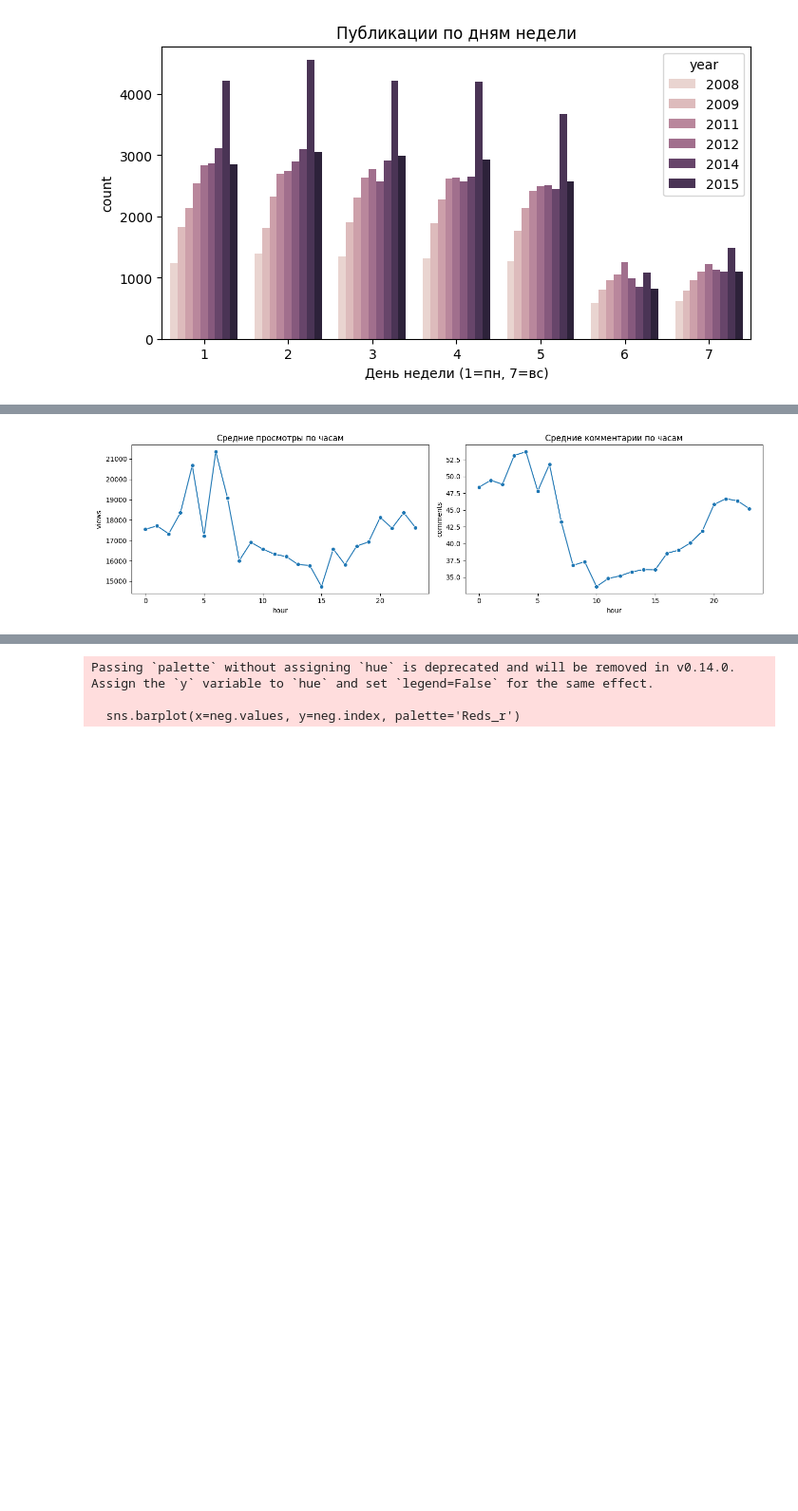
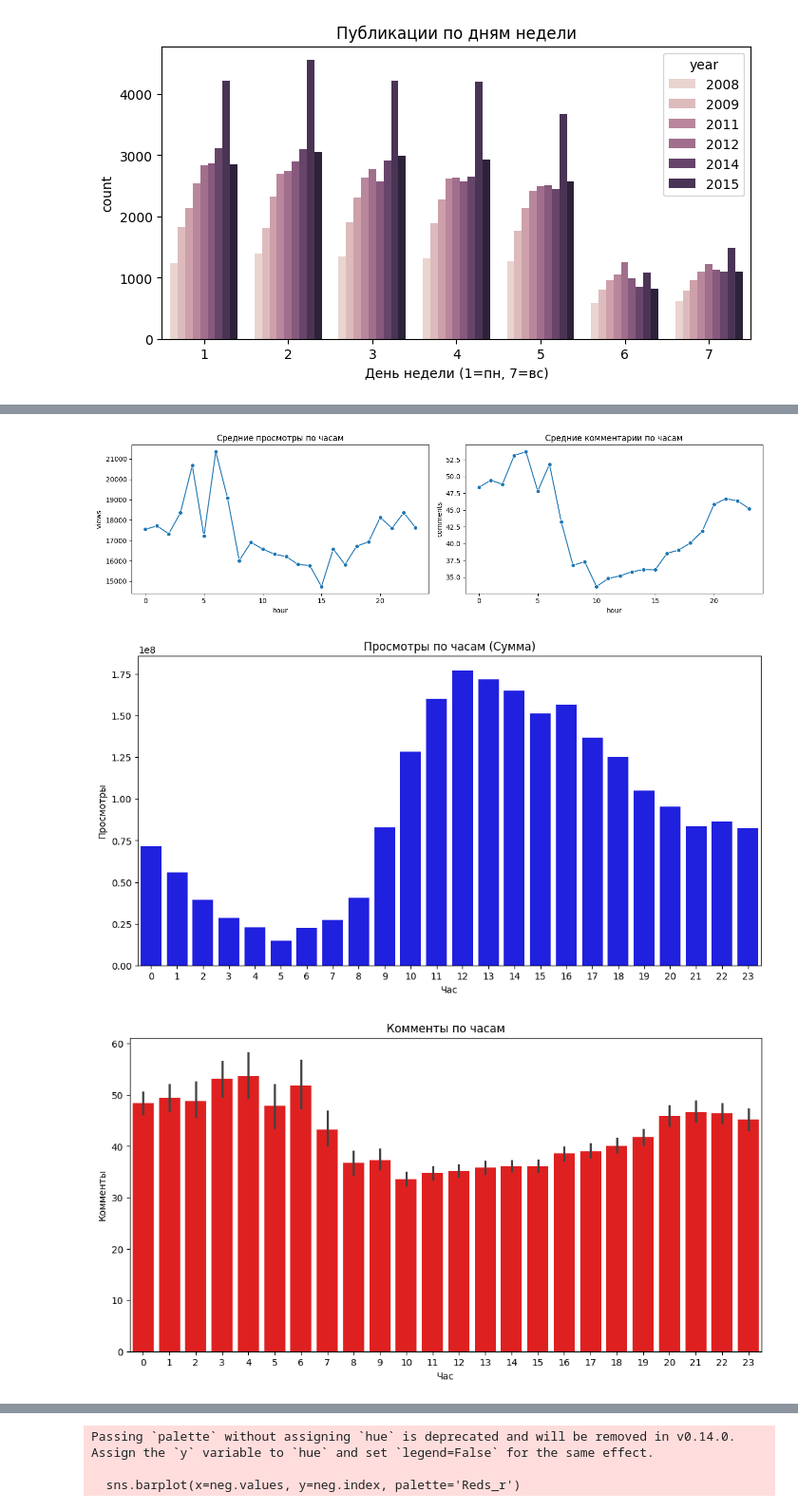
Before and after one commit to WonderSi/iml-python-semestr5, a Jupyter notebook: lab4_part2.ipynb, the cells around one changed output, grey strips where cells are left out. Shown at 95% size. Saved outputs shown, nothing was run; the diff lists cells and outputs as text; code cells hidden in the pictures; blank space fills up the shorter version.

```diff
--- a/lab4_part2.ipynb
+++ b/lab4_part2.ipynb
@@ -104,25 +142,46 @@ plt.show()
 # %%
+df['views'] = pd.to_numeric(df['views'], errors='coerce')
+df['comments'] = pd.to_numeric(df['comments'], errors='coerce')
+
 df['part_of_day'] = pd.cut(df['hour'],
-                           bins=[0,6,12,18,24],
-                           labels=['night','morning','day','evening'],
+                           bins=[0, 6, 12, 18, 24],
+                           labels=['night', 'morning', 'day', 'evening'],
                            include_lowest=True)
 
-df['views'] = pd.to_numeric(df['views'],    errors='coerce')
-df['comments'] = pd.to_numeric(df['comments'], errors='coerce')
+# Среденее по просмотрам и комментариям
+hourly = df.groupby('hour')[['views', 'comments']].mean().reset_index()
 
-hourly = df.groupby('hour')[['views','comments']].mean().reset_index()
+plt.figure(figsize=(14, 4))
 
-plt.figure(figsize=(14,4))
-
-plt.subplot(1,2,1)
+plt.subplot(1, 2, 1)
 sb.lineplot(x='hour', y='views', data=hourly, marker='o')
 plt.title('Средние просмотры по часам')
 
-plt.subplot(1,2,2)
+plt.subplot(1, 2, 2)
 sb.lineplot(x='hour', y='comments', data=hourly, marker='o')
 plt.title('Средние комментарии по часам')
 
 plt.tight_layout()
 plt.show()
+
+# Просмотры
+hourly_views = df.groupby('hour')['views'].sum().reset_index()
+
+plt.figure(figsize=(12, 6))
+sb.barplot(data=hourly_views, x='hour', y='views', color='blue')
+plt.title("Просмотры по часам (Сумма)")
+plt.xlabel("Час")
+plt.ylabel("Просмотры")
+plt.show()
+
+# Комментарии
+plt.figure(figsize=(12, 6))
+sb.barplot(data=df, x='hour', y='comments', color='red')
+plt.title('Комменты по часам')
+plt.xlabel('Час')
+plt.ylabel('Комменты')
+plt.show()
 # %% [output]
 [figure]
+[figure, added]
+[figure, added]
```
Also changed, not shown: parts of 10 cells of this notebook, 1 other file.
